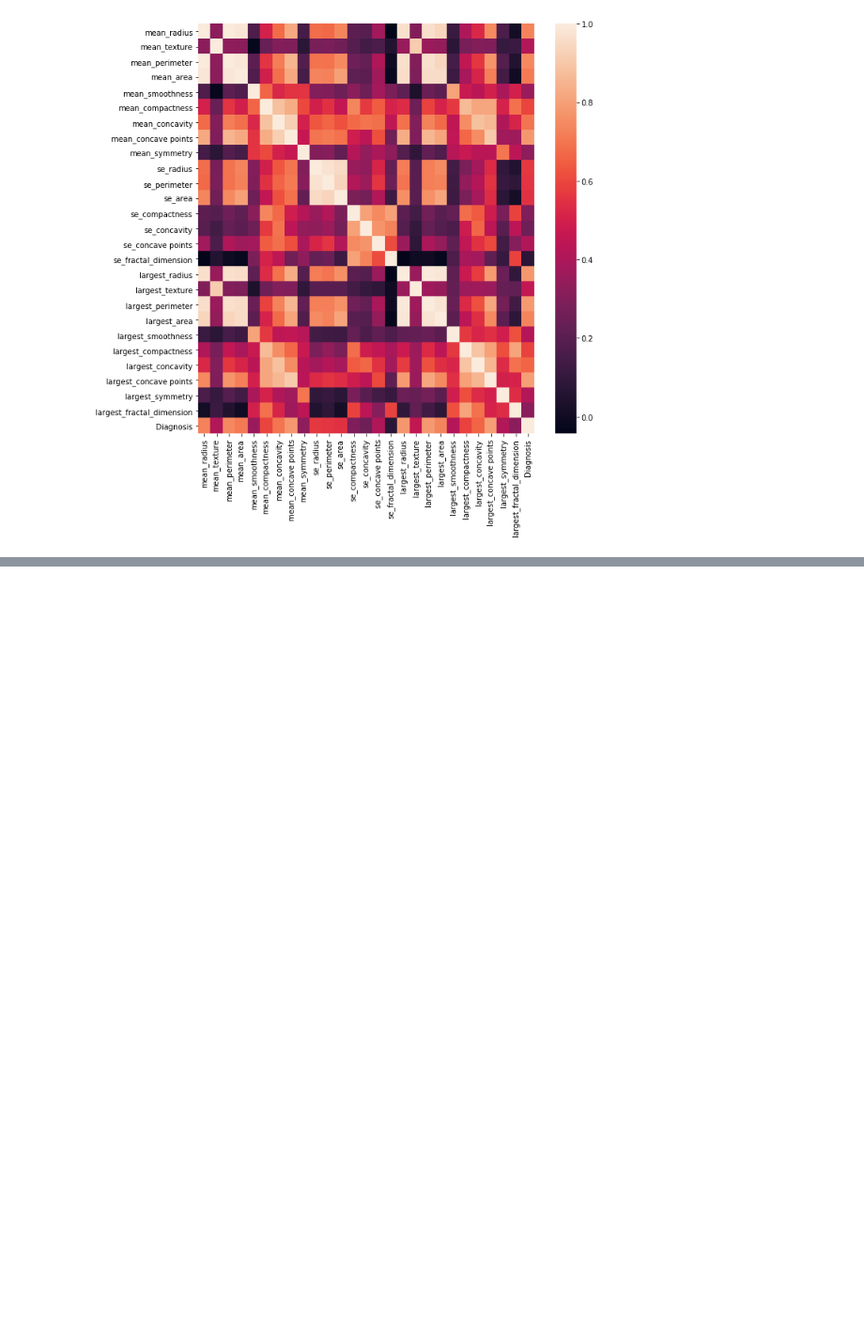
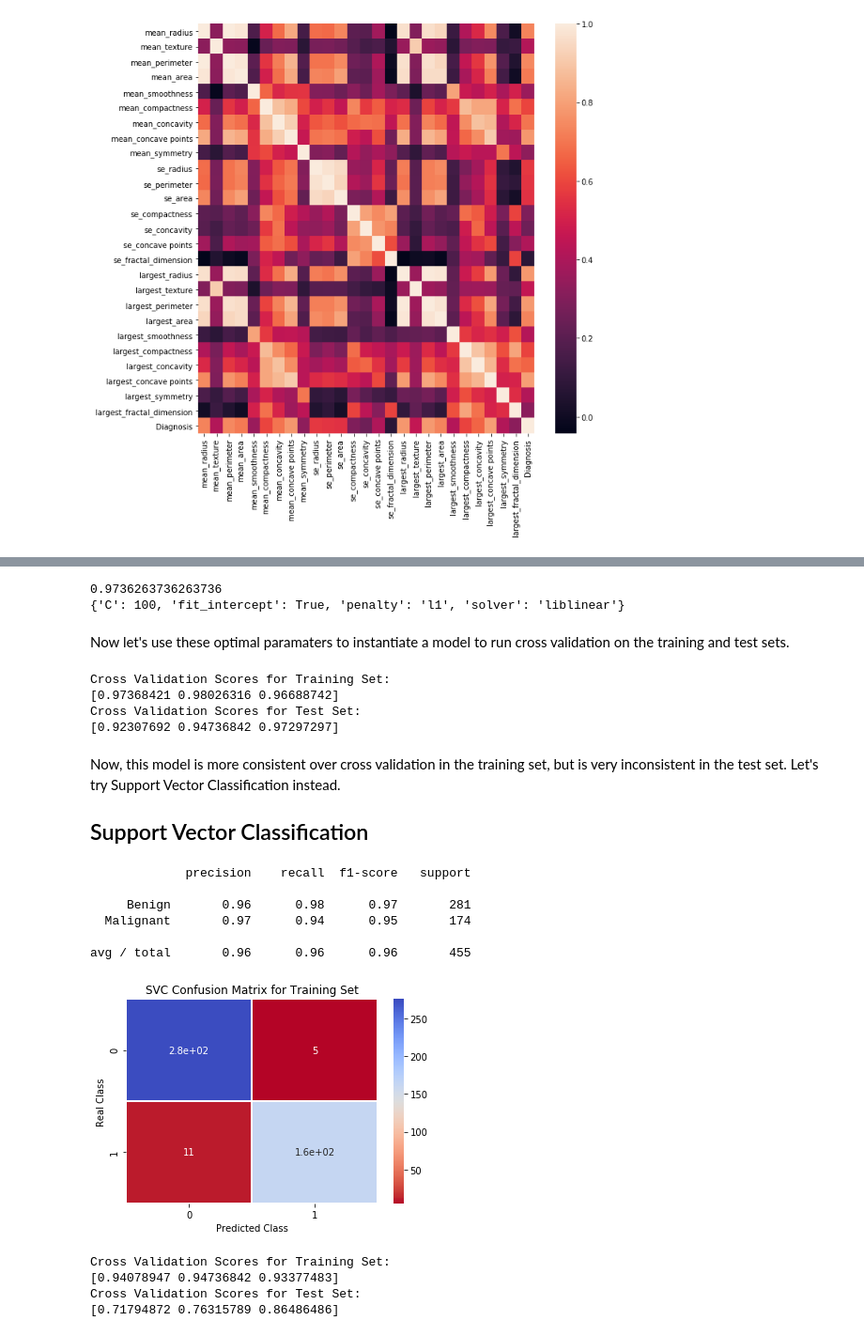
Before and after one commit to ephs08kmp/Thinkful_Challenges, a Jupyter notebook: 3.6.5 Cancer Prediction Challenge.ipynb, the cells around one changed output, grey strips where cells are left out. Shown at 94% size. Saved outputs shown, nothing was run; the diff lists cells and outputs as text; code cells hidden in the pictures; blank space fills up the shorter version.

```diff
--- a/3.6.5 Cancer Prediction Challenge.ipynb
+++ b/3.6.5 Cancer Prediction Challenge.ipynb
@@ -293,0 +387,66 @@ Yep, definitely still overfitting.
+# %%
+parameters2 = [{'C':[0.1,1,10,100,500,800], 'solver':['lbfgs'], 'fit_intercept':[True]},
+              {'C':[0.1,1,10,100,500,800], 'solver':['newton-cg'], 'fit_intercept':[True]},
+              {'C':[0.1,1,10,100,500,800], 'solver':['liblinear'], 'fit_intercept':[True], 'penalty':['l1', 'l2']}]
+grid_logR = GridSearchCV(estimator=logR, param_grid=parameters2)
+grid_logR.fit(X_train, y_train)
+print(grid_logR.best_score_)
+print(grid_logR.best_params_)
+# %% [output]
+0.9736263736263736
+{'C': 100, 'fit_intercept': True, 'penalty': 'l1', 'solver': 'liblinear'}
+# %% [markdown]
+Now let's use these optimal paramaters to instantiate a model to run cross validation on the training and test sets.
+# %%
+#identifying best values
+best_params = grid_logR.best_params_
+#instantiatng and fitting logistic regression model with default values
+logR2 = LogisticRegression(**best_params)
+logR2.fit(X_train, y_train)
+print('Cross Validation Scores for Training Set: \n{}\nCross Validation Scores for Test Set: \n{}'.format(
+     cross_val_score(logR2, X_train, y_train), cross_val_score(logR2, X_test, y_test)))
+# %% [output]
+Cross Validation Scores for Training Set:
+[0.97368421 0.98026316 0.96688742]
+Cross Validation Scores for Test Set:
+[0.92307692 0.94736842 0.97297297]
+# %% [markdown]
+Now, this model is more consistent over cross validation in the training set, but is very inconsistent in the test set.  Let's try Support Vector Classification instead.
+
+## Support Vector Classification
+# %%
+#instantiating and fitting the model
+svc = SVC()
+svc.fit(X_train, y_train)
+#predicting for the test set
+y_pred_svc = svc.predict(X_train)
+
+#printing classification report
+print(classification_report(y_train, y_pred_svc, target_names=['Benign', 'Malignant']))
+
+#building confusion matrix
+conf_matrix_svc = confusion_matrix(y_train, y_pred_svc)
+#creating heatmap of confusion matrix
+sns.heatmap(conf_matrix_svc,
+           cmap='coolwarm_r',
+           annot=True,
+           linewidths=0.5)
+plt.title('SVC Confusion Matrix for Training Set')
+plt.xlabel('Predicted Class')
+plt.ylabel('Real Class')
+plt.show()
+
+print('Cross Validation Scores for Training Set: \n{}\nCross Validation Scores for Test Set: \n{}'.format(
+     cross_val_score(svc, X_train, y_train), cross_val_score(svc, X_test, y_test)))
+# %% [output]
+             precision    recall  f1-score   support
+
+     Benign       0.96      0.98      0.97       281
+  Malignant       0.97      0.94      0.95       174
+
+avg / total       0.96      0.96      0.96       455
+[figure, added]
+Cross Validation Scores for Training Set:
+[0.94078947 0.94736842 0.93377483]
+Cross Validation Scores for Test Set:
+[0.71794872 0.76315789 0.86486486]
```
Also changed, not shown: parts of 22 cells of this notebook.
